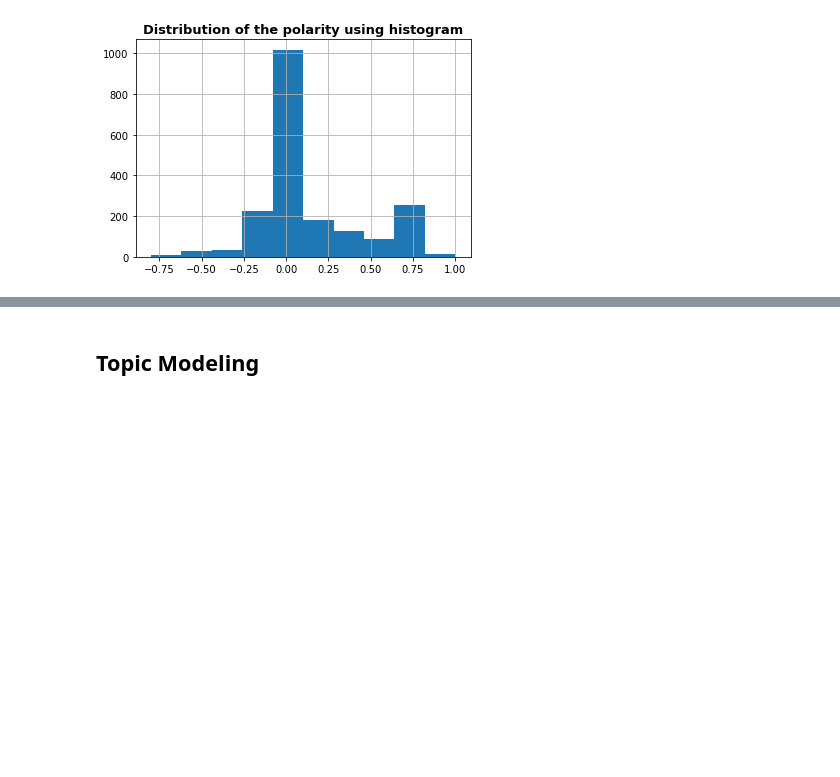
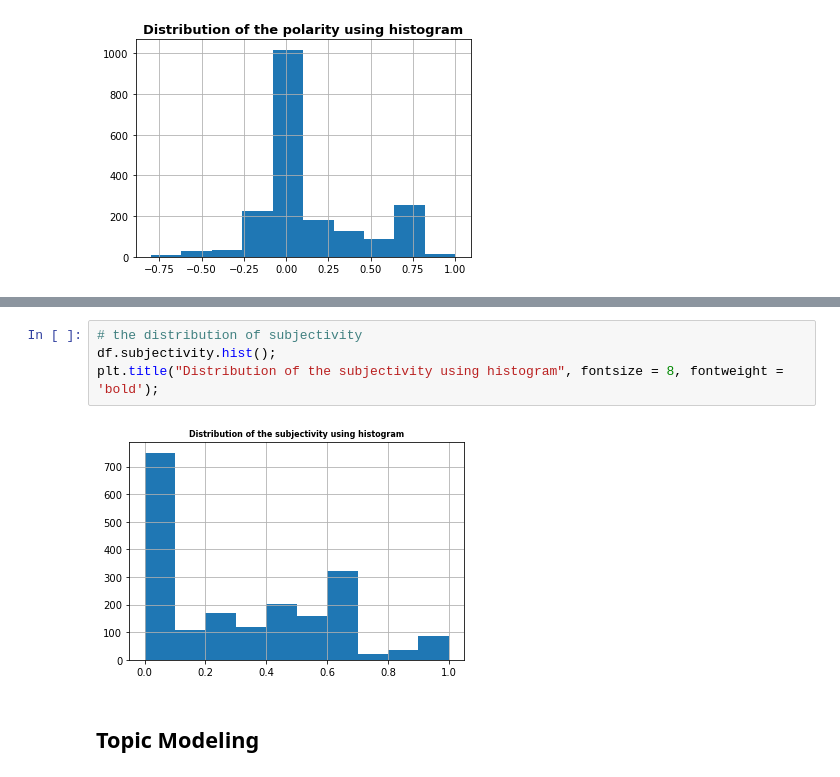
Before and after one commit to ekubay/Tiwitter-Data-Analysis, a Jupyter notebook: Data_Preprocessing_onTwitter_Data.ipynb, the cells around one changed output, grey strips where cells are left out. Drawn from its saved outputs; the diff is of its cells as text; blank space fills up the shorter version.

```diff
--- a/Data_Preprocessing_onTwitter_Data.ipynb
+++ b/Data_Preprocessing_onTwitter_Data.ipynb
@@ -184,2 +184,8 @@ plt.title("Relationship between polarity and favorite count", fontsize = 13, fon
+# %%
+# the distribution of subjectivity
+df.subjectivity.hist();
+plt.title("Distribution of the subjectivity using histogram", fontsize = 8, fontweight = 'bold');
+# %% [output]
+[figure, added]
 # %% [markdown]
 ## Topic Modeling
```
Also changed, not shown: parts of 16 cells of this notebook.
